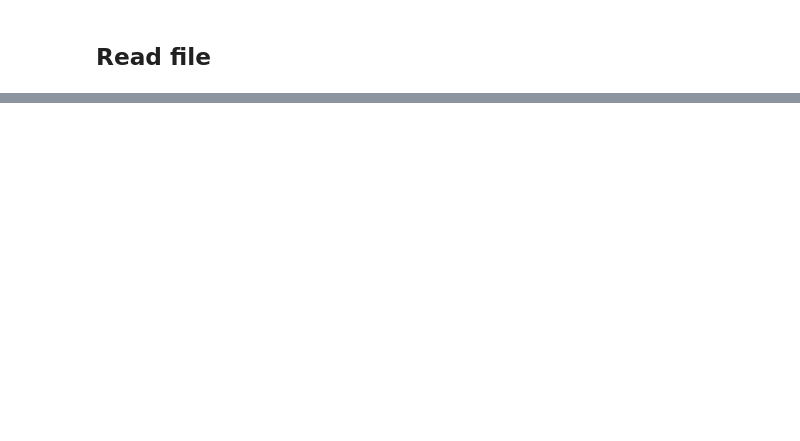
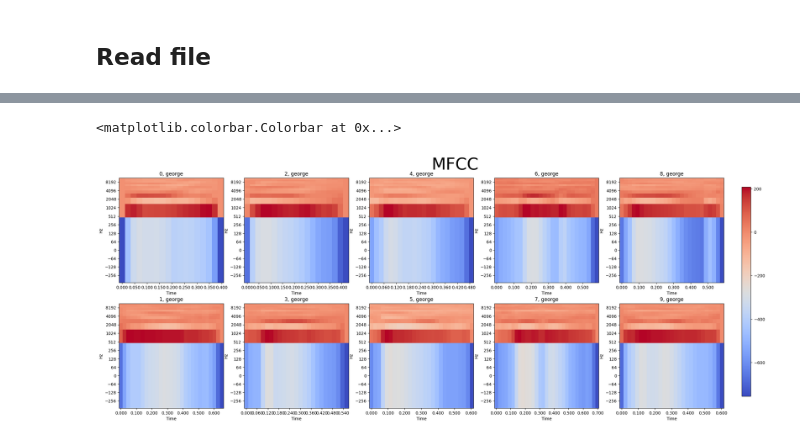
Before and after one commit to mvajhi/Introduction-to-Artificial-Intelligence-and-Machine-Learning, a Jupyter notebook: ca2/part1.ipynb, the cells around one changed output, grey strips where cells are left out. Drawn from its saved outputs; the diff is of its cells as text; code cells hidden in the pictures; blank space fills up the shorter version.

```diff
--- a/ca2/part1.ipynb
+++ b/ca2/part1.ipynb
@@ -100,0 +89,13 @@ df
+# %%
+fig, axs = plt.subplots(2, 5, figsize=(30,10))
+img=None
+for i in range(10):
+    img = librosa.display.specshow(df[df['number'] == i]['mfcc'].iloc[0].T, x_axis='time', y_axis="log",ax=axs[i%2,i//2])
+    axs[i%2,i//2].set_title(f"{i}, {df[df['number'] == i]['name'].iloc[0]}")
+fig.suptitle('MFCC',y=0.95,fontsize=40)
+fig.subplots_adjust(right=0.8)
+cbar_ax = fig.add_axes([0.82, 0.15, 0.01, 0.7])
+fig.colorbar(img, cax=cbar_ax)
+# %% [output]
+<matplotlib.colorbar.Colorbar at 0x...>
+[figure, added]
```
Also changed, not shown: parts of 14 cells of this notebook.
